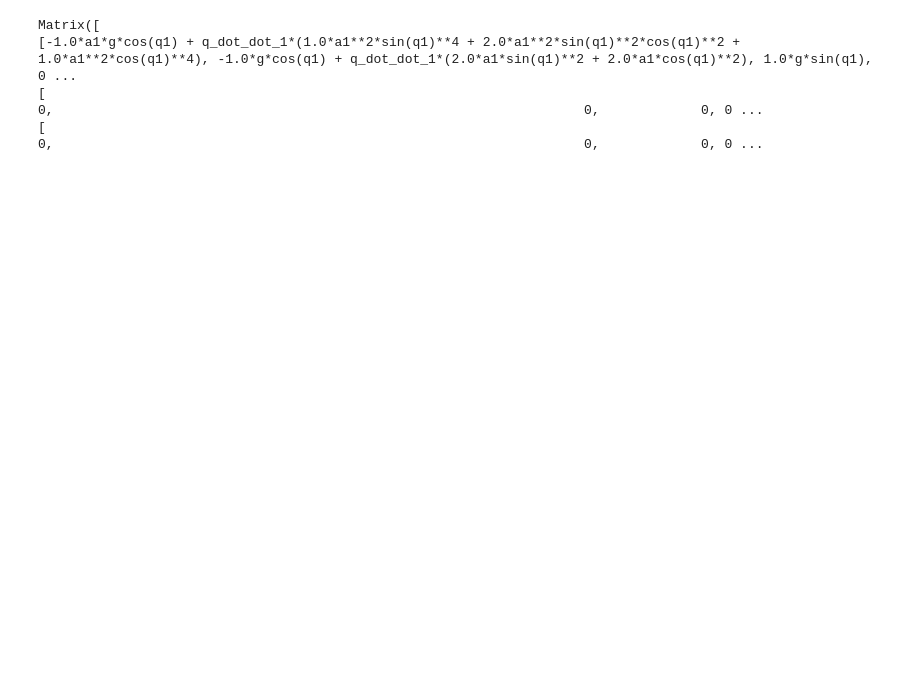
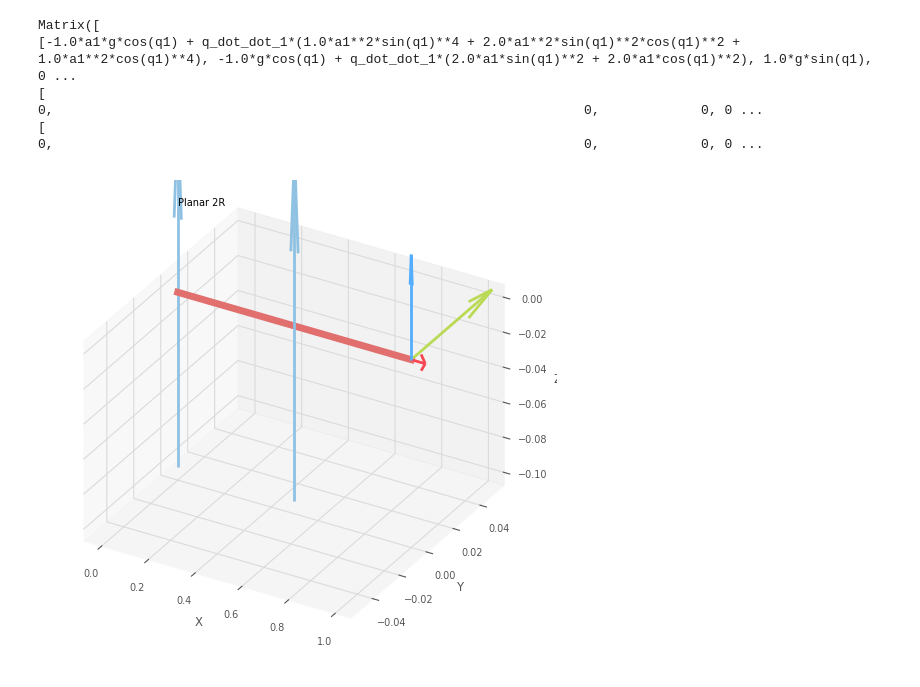
Before and after one commit to neverorfrog/adaptive-pd-ffw-control, a Jupyter notebook: src/tests.ipynb, the cells around one changed output. Cells and saved outputs as stored; diff of their text form; code cells hidden in the pictures; blank space fills up the shorter version.

Commit message:
easy adaptive works

```diff
--- a/src/tests.ipynb
+++ b/src/tests.ipynb
@@ -123,3 +123,17 @@ for i in range(n):
 
     symModel = symModel.subs(m[i], pi[shift])
 symModel
+# %%
+from tools.robots import *
+from tools.dynamics import *
+from control.adaptive_control import *
+import sympy
+
+n = 2
+symbolic_robot = SymbolicPlanarRobot(n)
+model = EulerLagrange(n, robot = symbolic_robot)
+robot = TwoLink()
+env = PyPlot()
+loop = AdaptiveControl(robot, env, model)
+# %% [output]
+[figure, added]
```
Also changed, not shown: 5 other files.
